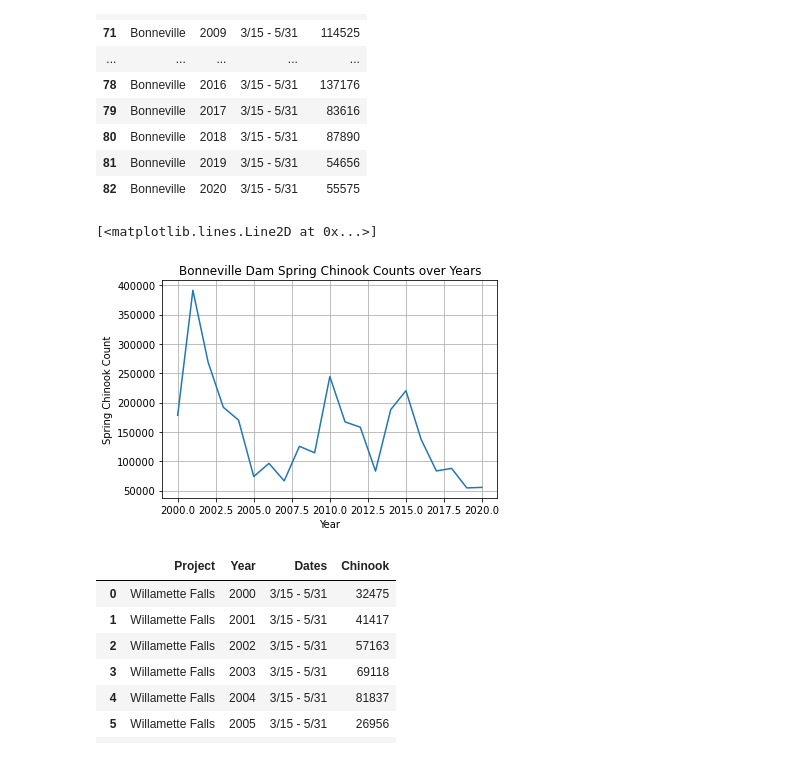
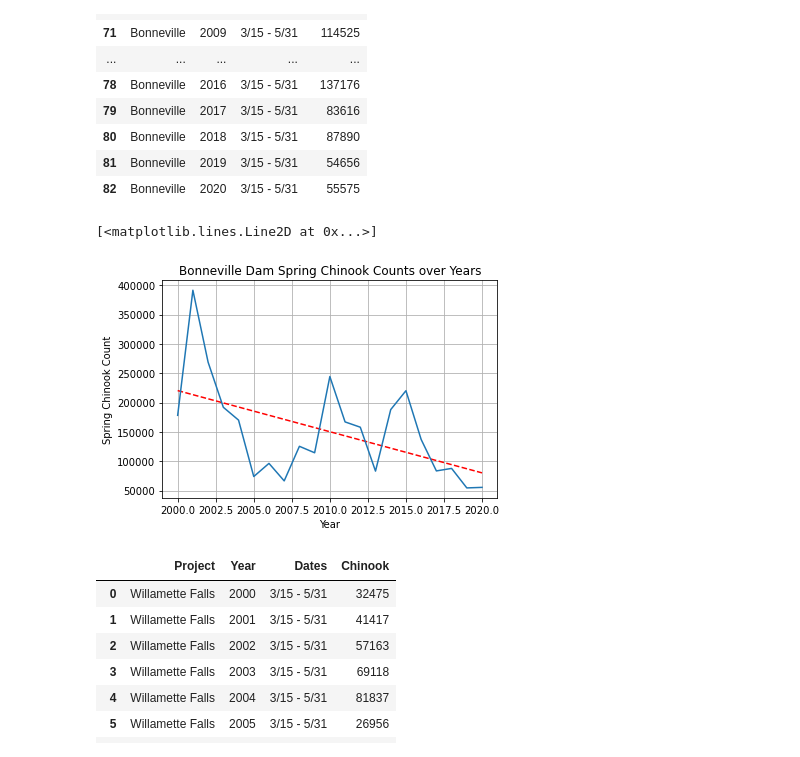
Before and after one commit to jayhjman/bootcamp-project1, a Jupyter notebook: Chinook-Salmon.ipynb, the cells around one changed output. Cells and saved outputs as stored; diff of their text form; code cells hidden in the pictures.

Commit message:
added trendlines to salmon populations

```diff
--- a/Chinook-Salmon.ipynb
+++ b/Chinook-Salmon.ipynb
@@ -42,16 +43,21 @@ bonneville_salmon_df
 | 81 | Bonneville | 2019 | 3/15 - 5/31 | 54656 |
 | 82 | Bonneville | 2020 | 3/15 - 5/31 | 55575 |
 # %%
+# Calculate a trend line
+z = np.polyfit(bonneville_salmon_df["Year"], bonneville_salmon_df["Chinook"], 1)
+p = np.poly1d(z)
+
 # Quick Plot of the Spring Chinook Counts over Years
 fig, ax = plt.subplots()
 ax.set_xlabel("Year")
 ax.set_ylabel("Spring Chinook Count")
 ax.set_title("Bonneville Dam Spring Chinook Counts over Years")
 ax.grid(True)
+ax.plot(bonneville_salmon_df["Year"],p(bonneville_salmon_df["Year"]),"r--")
 ax.plot(bonneville_salmon_df["Year"], bonneville_salmon_df["Chinook"] )
 # %% [output]
 [<matplotlib.lines.Line2D at 0x...>]
-[figure, old version]
+[figure, new version]
 # %%
 # Read in Willamette Dam Spring Chinook Counts
 willamette_file = "Resources/Chinook_Willamette_Counts.csv"
```
Also changed, not shown: parts of 2 cells of this notebook.
